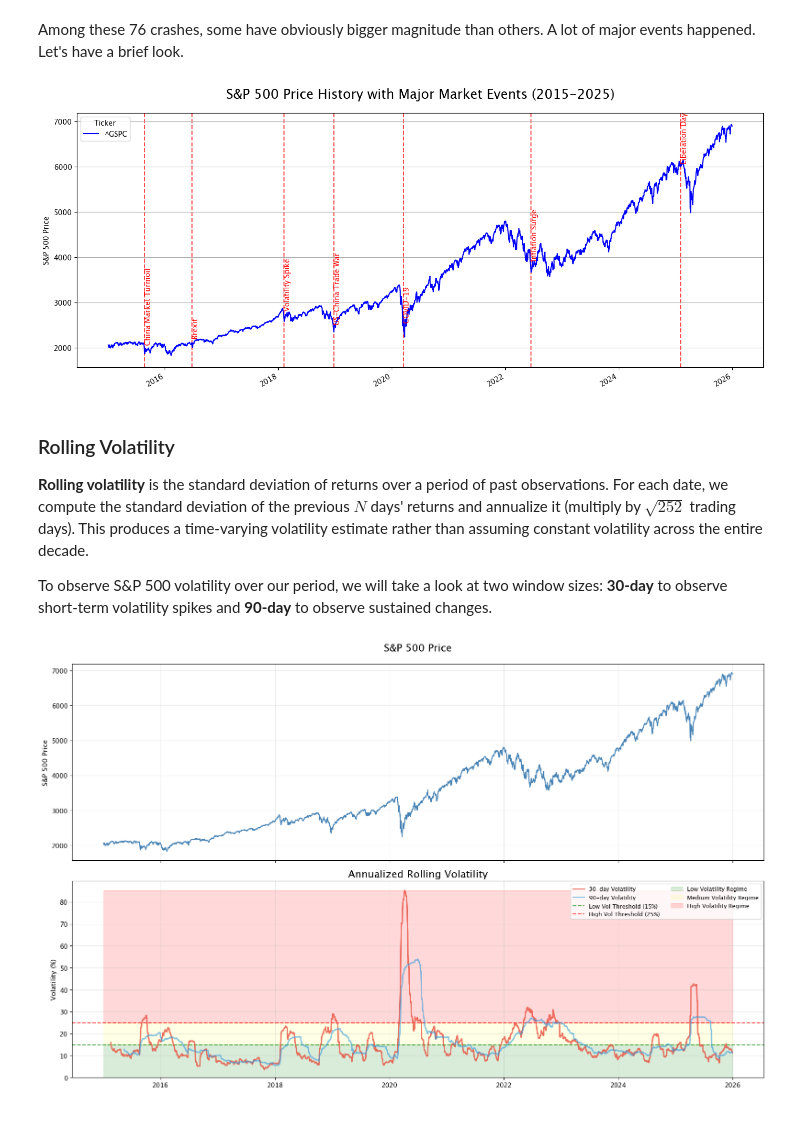
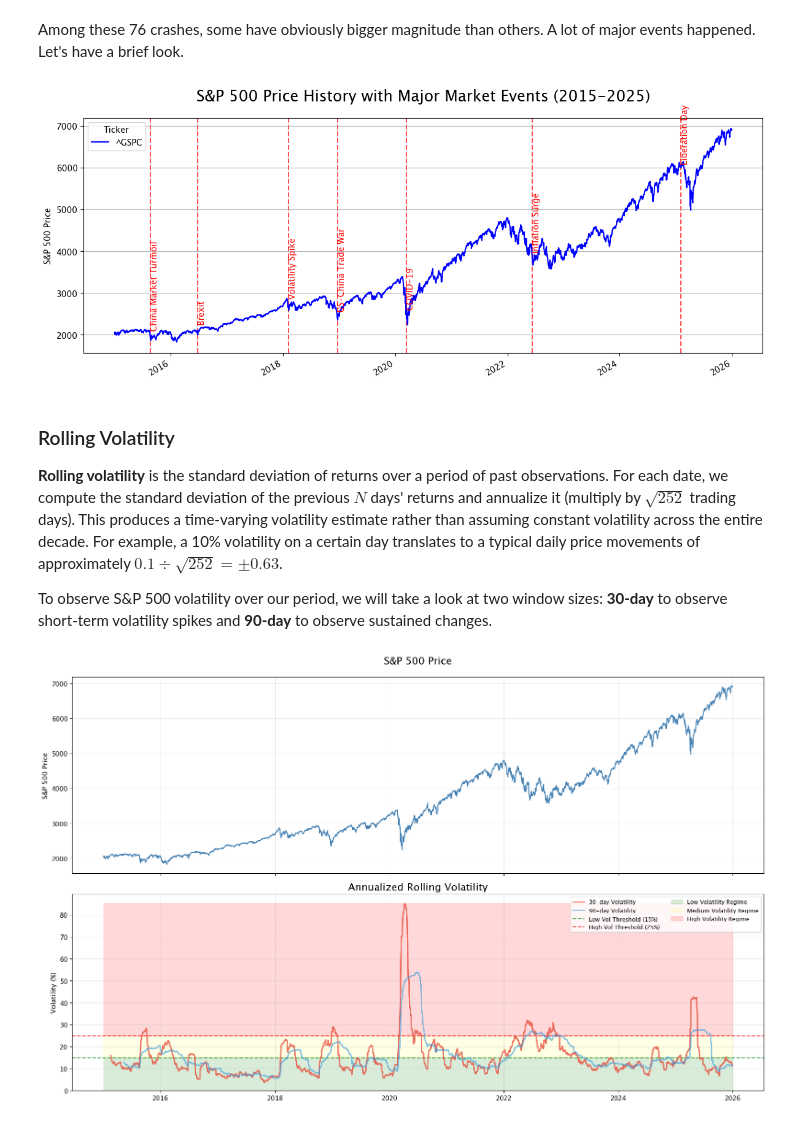
Before and after one commit to yannzg/sp500-rebounds, a Jupyter notebook: analysis.ipynb, the cells around one changed output. Saved outputs shown, nothing was run; the diff lists cells and outputs as text; code cells hidden in the pictures.

Commit message:
updating timeframe periods

```diff
--- a/analysis.ipynb
+++ b/analysis.ipynb
@@ -272,39 +274,39 @@ Among these 76 crashes, some have obviously bigger magnitude than others. A lot
 # %%
 major_events = [
     ("2015-08-24", "  China Market Turmoil"),
     ("2016-06-24", "  Brexit"),
     ("2018-02-05", "  Volatility Spike"),
     ("2018-12-24", "  US-China Trade War"),
     ("2020-03-16", "  COVID-19"),
     ("2022-06-13", "  Inflation Surge"),
     ("2025-02-03", "Liberation Day"),
 ]
 
 
-ax = sp500["Close"].plot(figsize=(14, 6), linewidth=1.5, color="blue", label="S&P 500", zorder=2, ylabel="S&P 500 Price")
+ax = sp500["Close"].plot(figsize=(12, 5), linewidth=1.5, color="blue", label="S&P 500", zorder=2, ylabel="S&P 500 Price")
 
 # Add event markers
 for date_str, event_name in major_events:
     event_date = pd.Timestamp(date_str)
     if event_date not in sp500.index:
         continue
     c = sp500.loc[event_date, "Close"]
     price = float(c.iloc[0] if isinstance(c, pd.Series) else c)
     ax.axvline(event_date, color="red", linestyle="--", alpha=0.7, linewidth=1.5, zorder=1)
     ax.text(event_date, price, f"  {event_name}", rotation=90, color="red")
 
 ax.grid(True, axis="y")
 ax.set_xlabel("")
 ax.set_title("S&P 500 Price History with Major Market Events (2015-2025)", fontsize=18, pad=20)
 
 plt.tight_layout()
 plt.show()
 # %% [output]
-[figure, old version]
+[figure, new version]
 # %% [markdown]
 ### Rolling Volatility
 
-**Rolling volatility** is the standard deviation of returns over a period of past observations. For each date, we compute the standard deviation of the previous $N$ days' returns and annualize it (multiply by $\sqrt{252}$ trading days). This produces a time-varying volatility estimate rather than assuming constant volatility across the entire decade.
+**Rolling volatility** is the standard deviation of returns over a period of past observations. For each date, we compute the standard deviation of the previous $N$ days' returns and annualize it (multiply by $\sqrt{252}$ trading days). This produces a time-varying volatility estimate rather than assuming constant volatility across the entire decade. For example, a 10% volatility on a certain day translates to a typical daily price movements of approximately $0.1 \div \sqrt{252} = ±0.63%$.
 
 To observe S&P 500 volatility over our period, we will take a look at two window sizes: **30-day** to observe short-term volatility spikes and **90-day** to observe sustained changes.
 # %%
```
Also changed, not shown: parts of 8 cells of this notebook.
